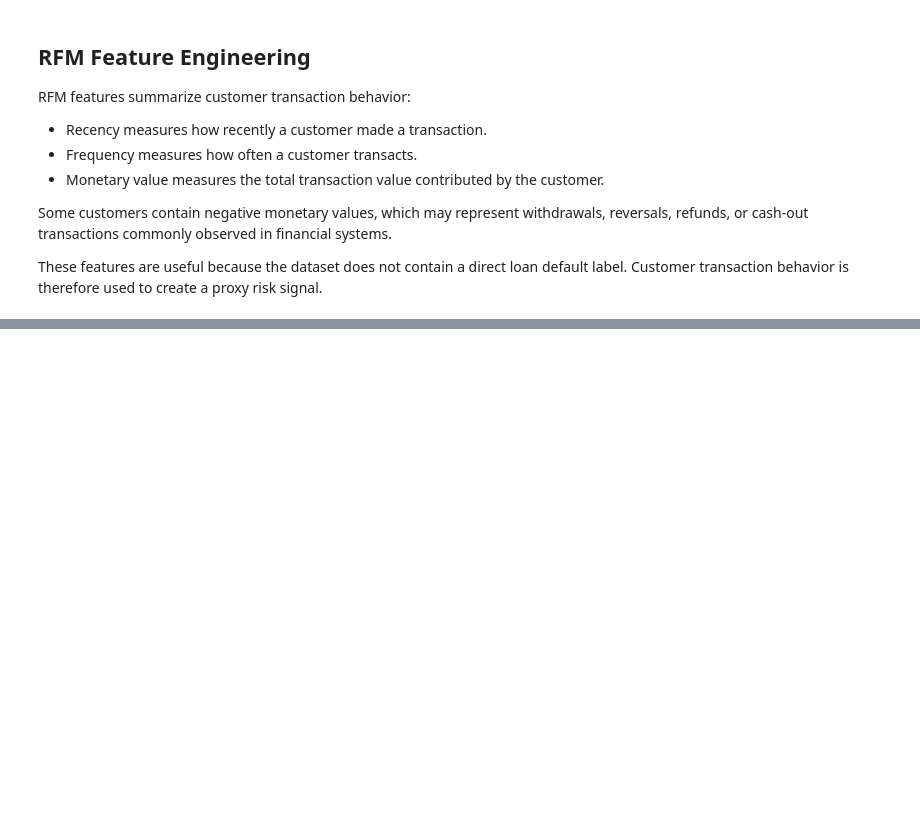
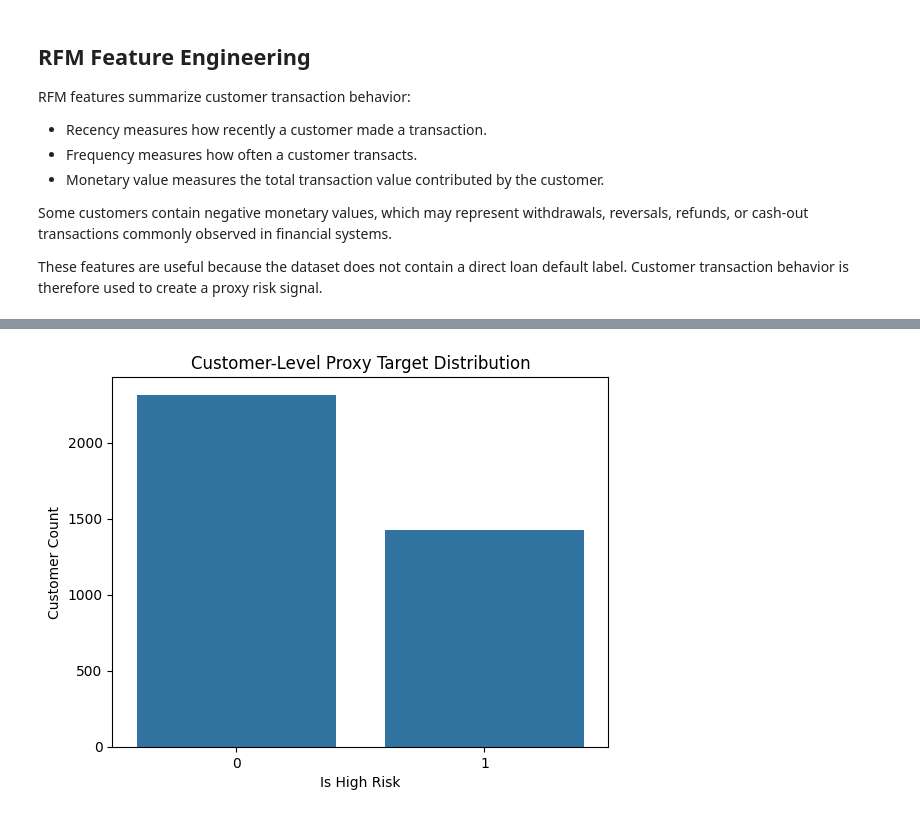
Before and after one commit to Bilen189/credit-risk-model, a Jupyter notebook: notebooks/03_feature_engineering.ipynb, the cells around one changed output, grey strips where cells are left out. Drawn from its saved outputs; the diff is of its cells as text; code cells hidden in the pictures; blank space fills up the shorter version.

Commit message:
Implement KMeans clustering and proxy target generation

```diff
--- a/notebooks/03_feature_engineering.ipynb
+++ b/notebooks/03_feature_engineering.ipynb
@@ -112,3 +112,7 @@ RFM features summarize customer transaction behavior:
 Some customers contain negative monetary values, which may represent withdrawals, reversals, refunds, or cash-out transactions commonly observed in financial systems.
 
 These features are useful because the dataset does not contain a direct loan default label. Customer transaction behavior is therefore used to create a proxy risk signal.
+# %%
+customer_df = assign_risk_clusters(customer_df)
+
+customer_df[["CustomerId", "recency_days", "frequency", "monetary", "cluster"]].head()
@@ -114,0 +140,4 @@ These features are useful because the dataset does not contain a direct loan def
+# %%
+high_risk_cluster = identify_high_risk_cluster(customer_df)
+
+high_risk_cluster
@@ -114,0 +157,4 @@ These features are useful because the dataset does not contain a direct loan def
+# %%
+customer_df = create_proxy_target(customer_df, high_risk_cluster)
+
+customer_df[["CustomerId", "cluster", "is_high_risk"]].head()
@@ -114,0 +168,9 @@ These features are useful because the dataset does not contain a direct loan def
+# %%
+sns.countplot(data=customer_df, x="is_high_risk")
+
+plt.title("Customer-Level Proxy Target Distribution")
+plt.xlabel("Is High Risk")
+plt.ylabel("Customer Count")
+plt.show()
+# %% [output]
+[figure, added]
```
Also changed, not shown: parts of 6 cells of this notebook.
